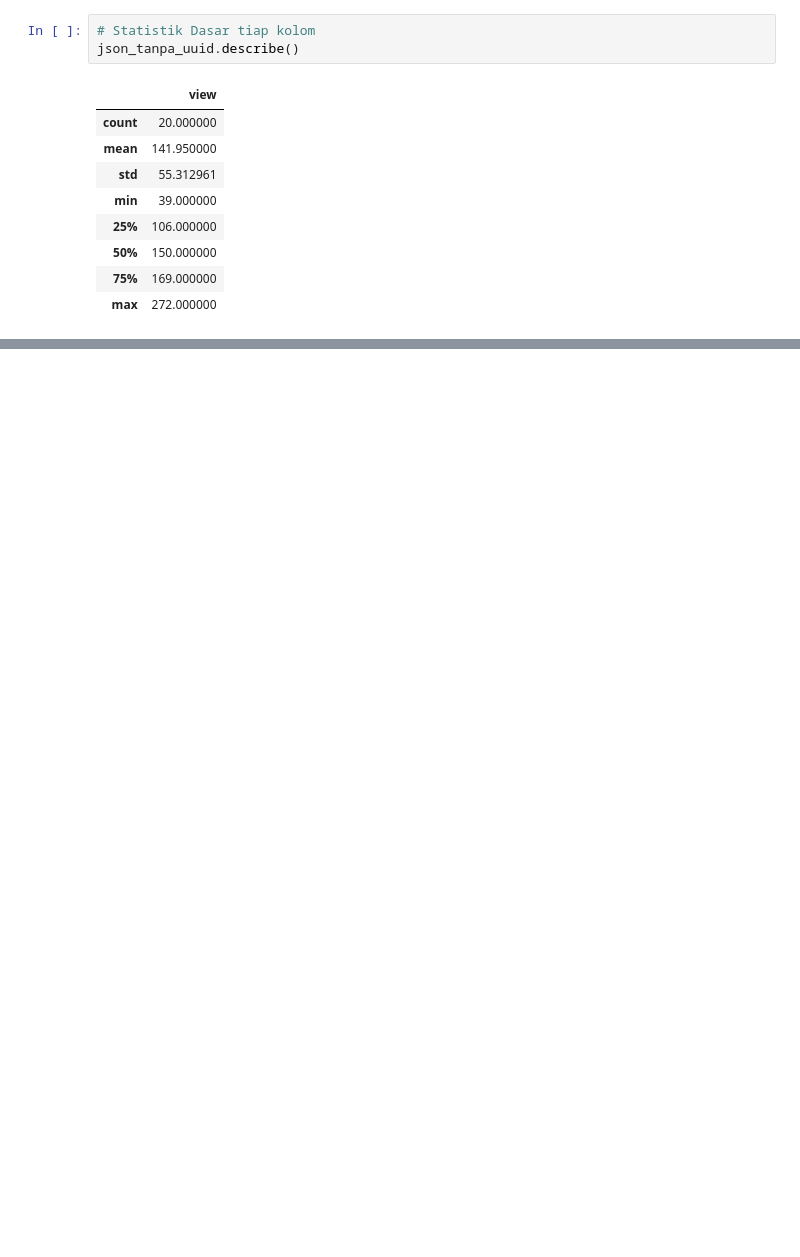
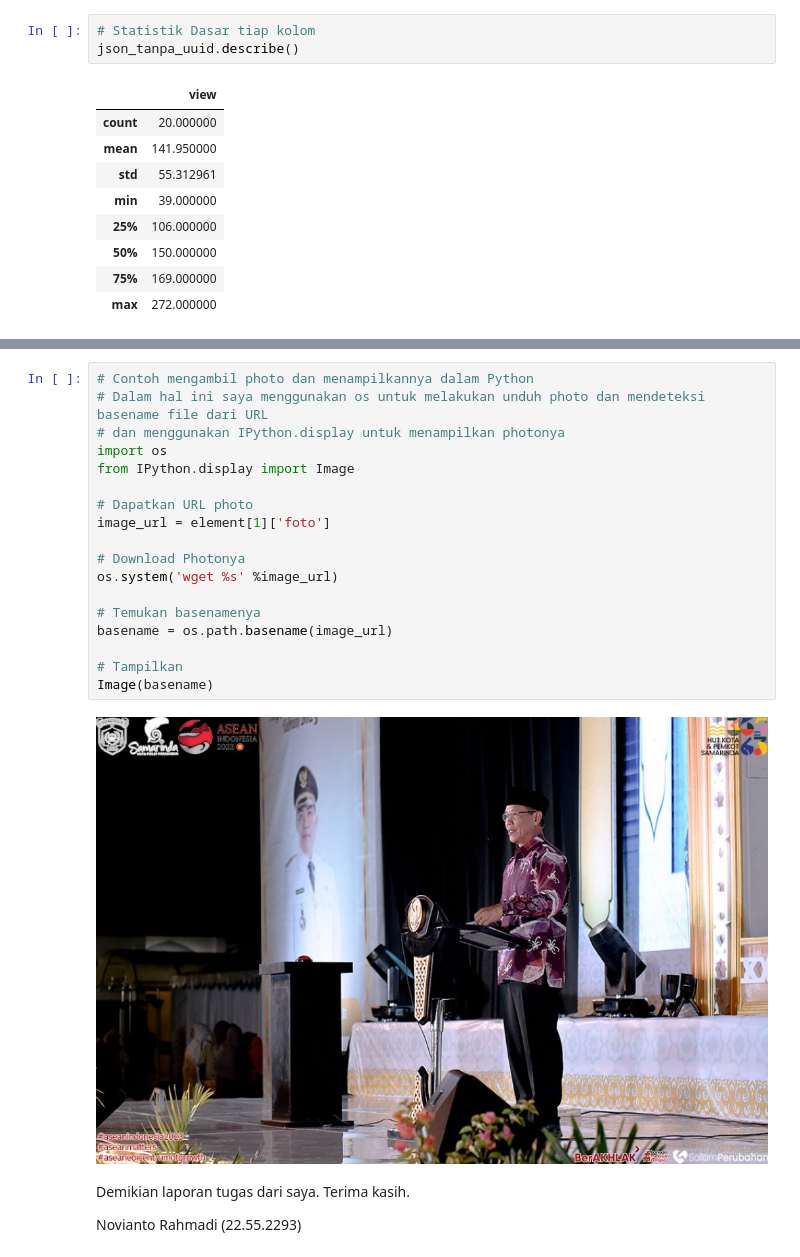
Before and after one commit to novay/amikom, a Jupyter notebook: tugas_ai_1.ipynb, the cells around one changed output, grey strips where cells are left out. Cells and saved outputs as stored; diff of their text form; blank space fills up the shorter version.

```diff
--- a/tugas_ai_1.ipynb
+++ b/tugas_ai_1.ipynb
@@ -178,3 +183,27 @@ display(list(filter(lambda x:x["judul"]=="Pemkot Samarinda Kejar 300 Point untuk
  'opd': 'Dinas Komunikasi dan Informatika',
  'operator_id': 'be82baa0-b6e1-11eb-9bdc-418e96028875',
  'operator_nama': 'MAF'}
+# %%
+# Contoh mengambil photo dan menampilkannya dalam Python
+# Dalam hal ini saya menggunakan os untuk melakukan unduh photo dan mendeteksi basename file dari URL
+# dan menggunakan IPython.display untuk menampilkan photonya
+import os
+from IPython.display import Image
+
+# Dapatkan URL photo
+image_url = element[1]['foto']
+
+# Download Photonya
+os.system('wget %s' %image_url)
+
+# Temukan basenamenya
+basename = os.path.basename(image_url)
+
+# Tampilkan
+Image(basename)
+# %% [output]
+[figure, added]
+# %% [markdown]
+Demikian laporan tugas dari saya. Terima kasih.
+
+Novianto Rahmadi (22.55.2293)
```
Also changed, not shown: parts of 4 cells of this notebook.
